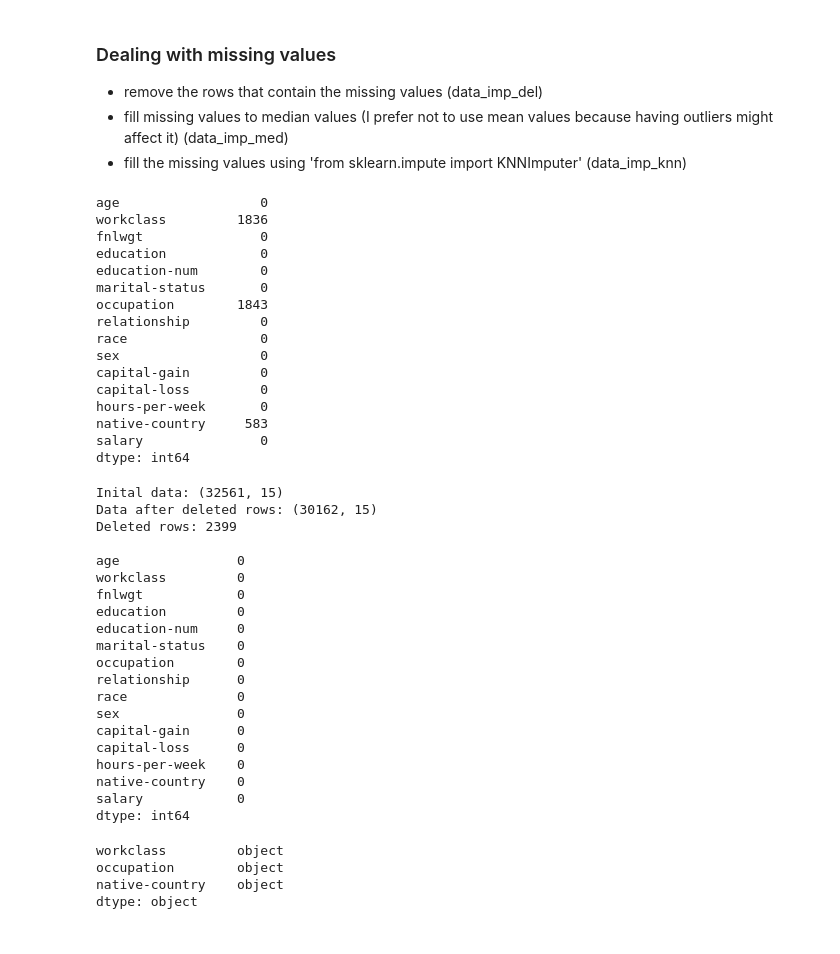
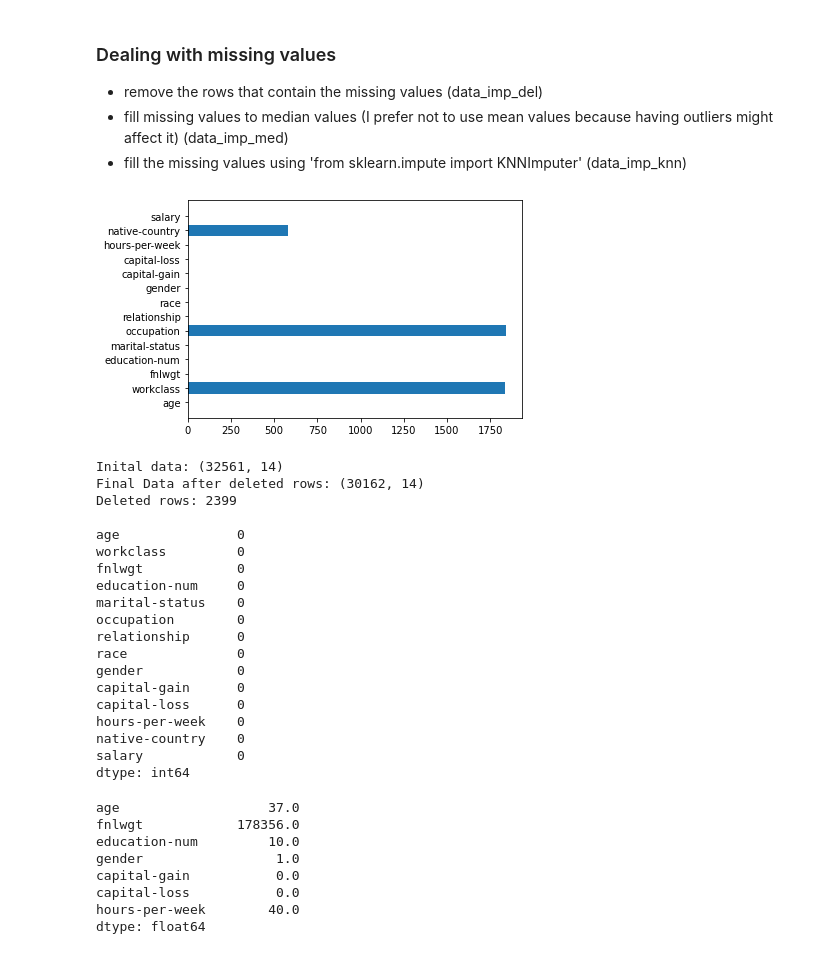
Before and after one commit to Ayush-B/Adult-Dataset-Analysis, a Jupyter notebook: ML Coursework.ipynb, the cells around one changed output. Cells and saved outputs as stored; diff of their text form; code cells hidden in the pictures.

Commit message:
Used LabelEncoder to change 'sex' col

```diff
--- a/ML Coursework.ipynb
+++ b/ML Coursework.ipynb
@@ -157,0 +163,3 @@ data[missing_col]
+# %%
+data = data.drop('education',axis=1) #deleted the column 'education' as education-num serves the same purpose
+data.head(5)
@@ -157,0 +173,6 @@ data[missing_col]
+# %%
+LE = preprocessing.LabelEncoder() #using Label Encoder
+LE.fit(data['sex'])
+data.insert(loc=8, column='gender', value=LE.transform(data['sex'])) #adding 'gender' to column index 8
+data = data.drop('sex',axis=1)# added numerical 'gender' and deleted categorical 'sex'
+data.dtypes
@@ -163,54 +200,45 @@ data[missing_col]
 # %%
 data = data.replace(' ?',np.nan) #replacing ' ?' as N/A to ease the replace
 # %%
-data.isna().sum() #checking for na; if we replaced ' ?' correctly, we should see na values
+isna_check = data.isna().sum().reset_index() #checking for na; if we replaced ' ?' correctly, we should see na values
+plt.barh(isna_check['index'], isna_check[0])
+plt.show()
 # %% [output]
-age                  0
-workclass         1836
-fnlwgt               0
-education            0
-education-num        0
-marital-status       0
-occupation        1843
-relationship         0
-race                 0
-sex                  0
-capital-gain         0
-capital-loss         0
-hours-per-week       0
-native-country     583
-salary               0
-dtype: int64
+[figure, added]
 # %%
 # in this dataset, we deleted the rows that contained the N/A values
 data_imp_del = data.dropna() #drops rows containing na
 print('Inital data:',data.shape) #intial dataset without any deleted rows
-print('Data after deleted rows:',data_imp_del.shape) # final dataset after using dropna
+print('Final Data after deleted rows:',data_imp_del.shape) # final dataset after using dropna
 print("Deleted rows:",data.shape[0]-data_imp_del.shape[0],end='\n\n')
 print(data_imp_del.isna().sum()) #display if na is present
 data[missing_col].dtypes
+data.median()
 # %% [output]
-Inital data: (32561, 15)
-Data after deleted rows: (30162, 15)
+Inital data: (32561, 14)
+Final Data after deleted rows: (30162, 14)
 Deleted rows: 2399
 
 age               0
 workclass         0
 fnlwgt            0
-education         0
 education-num     0
 marital-status    0
 occupation        0
 relationship      0
 race              0
-sex               0
+gender            0
 capital-gain      0
 capital-loss      0
 hours-per-week    0
 native-country    0
 salary            0
 dtype: int64
-workclass         object
-occupation        object
-native-country    object
-dtype: object
+age                   37.0
+fnlwgt            178356.0
+education-num         10.0
+gender                 1.0
+capital-gain           0.0
+capital-loss           0.0
+hours-per-week        40.0
+dtype: float64
```
Also changed, not shown: parts of 7 cells of this notebook.
